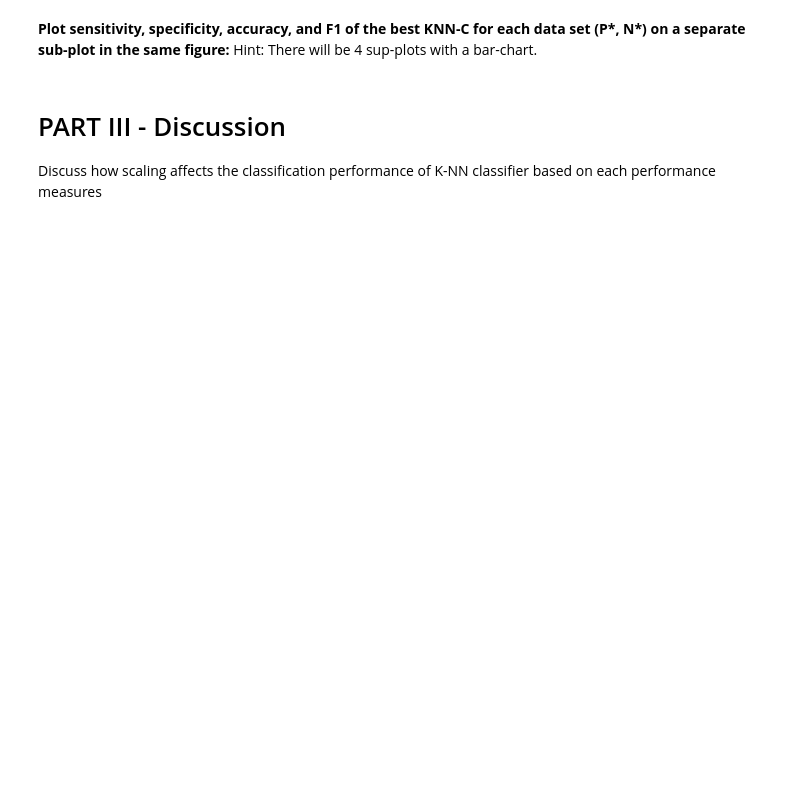
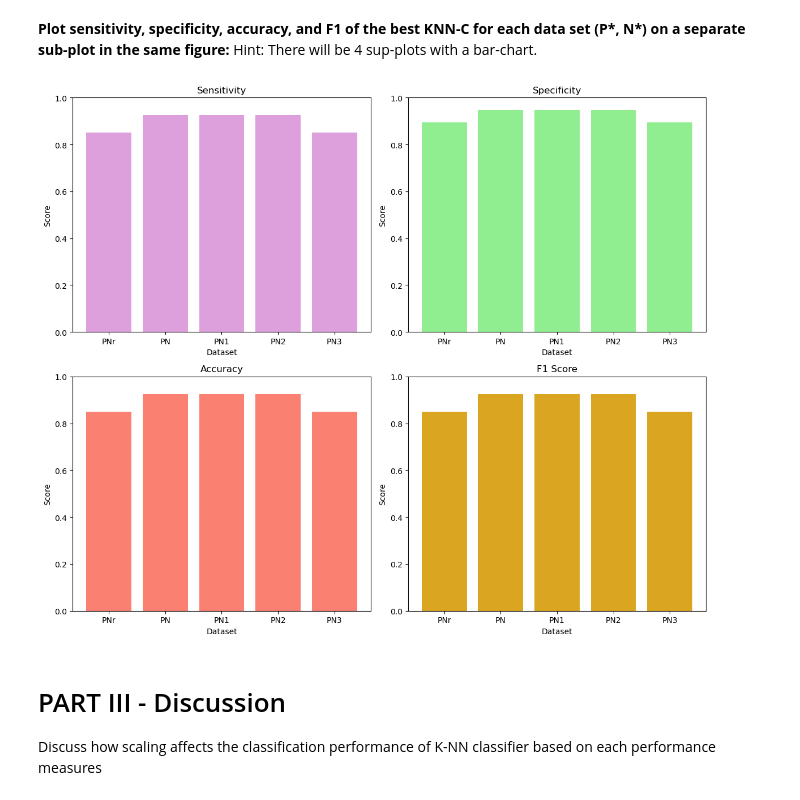
Before and after one commit to arlemoine/cmps470_circuit_breakers, a Jupyter notebook: Challenge_1/C1_2.ipynb, the cells around one changed output. Drawn from its saved outputs; the diff is of its cells as text; code cells hidden in the pictures; blank space fills up the shorter version.

```diff
--- a/Challenge_1/C1_2.ipynb
+++ b/Challenge_1/C1_2.ipynb
@@ -469,3 +592,65 @@ def plotPerform():
+# %%
+def plotPerform():
+
+    # Lists to store performance metrics for the datasets
+    names = []
+    sensitivity_list = []
+    specificity_list = []
+    accuracy_list = []
+    f1_list = []
+
+    # Iterating over the datasets
+    for name, df in datasets:
+        # Spliting the datasets
+        trn, val, tst = getData(df, pRatio)
+
+        performance, confusion = knnClassifier(name, trn, val, tst)
+
+        #Close Kcharts from knnClassifier function
+        plt.close('all')
+
+        #Getting specificity from contengency matrix
+        TN = confusion[0, 0]
+        FP = confusion[0, 1]
+        FN = confusion[1, 0]
+        TP = confusion[1, 1]
+        specificity = TN / (TN + FP) if (TN + FP) > 0 else 0
+
+        # Storing the name and metrics of the datasets
+        names.append(name)
+        sensitivity_list.append(performance['recall'])
+        accuracy_list.append(performance['accuracy'])
+        f1_list.append(performance['f1'])
+        specificity_list.append(specificity)
+
+
+
+    #Creating a 2x2 grid for plots
+    fig, axes = plt.subplots(2, 2, figsize=(12, 10))
+    axes = axes.flatten()
+
+    # Defining colors and titles
+    colors = ['plum', 'lightgreen', 'salmon', 'goldenrod']
+    titles = ['Sensitivity', 'Specificity', 'Accuracy', 'F1 Score']
+    metrics = [sensitivity_list, specificity_list, accuracy_list, f1_list]
+
+    # Creating barchart by iterating over our metrics
+    for i, ax in enumerate(axes):
+        ax.bar(names, metrics[i], color=colors[i])
+        ax.set_title(titles[i])
+        ax.set_ylim(0, 1)
+        ax.set_xlabel("Dataset")
+        ax.set_ylabel("Score")
+
+    plt.tight_layout()
+    plt.show()
+    plt.savefig("Plot_performance-metrics.png")
+
+
+plotPerform()
+#
+# %% [output]
+[figure, added]
 # %% [markdown]
 # PART III - Discussion
 Discuss how scaling affects the classification performance of K-NN classifier based on each performance measures
```
Also changed, not shown: parts of 7 cells of this notebook.
